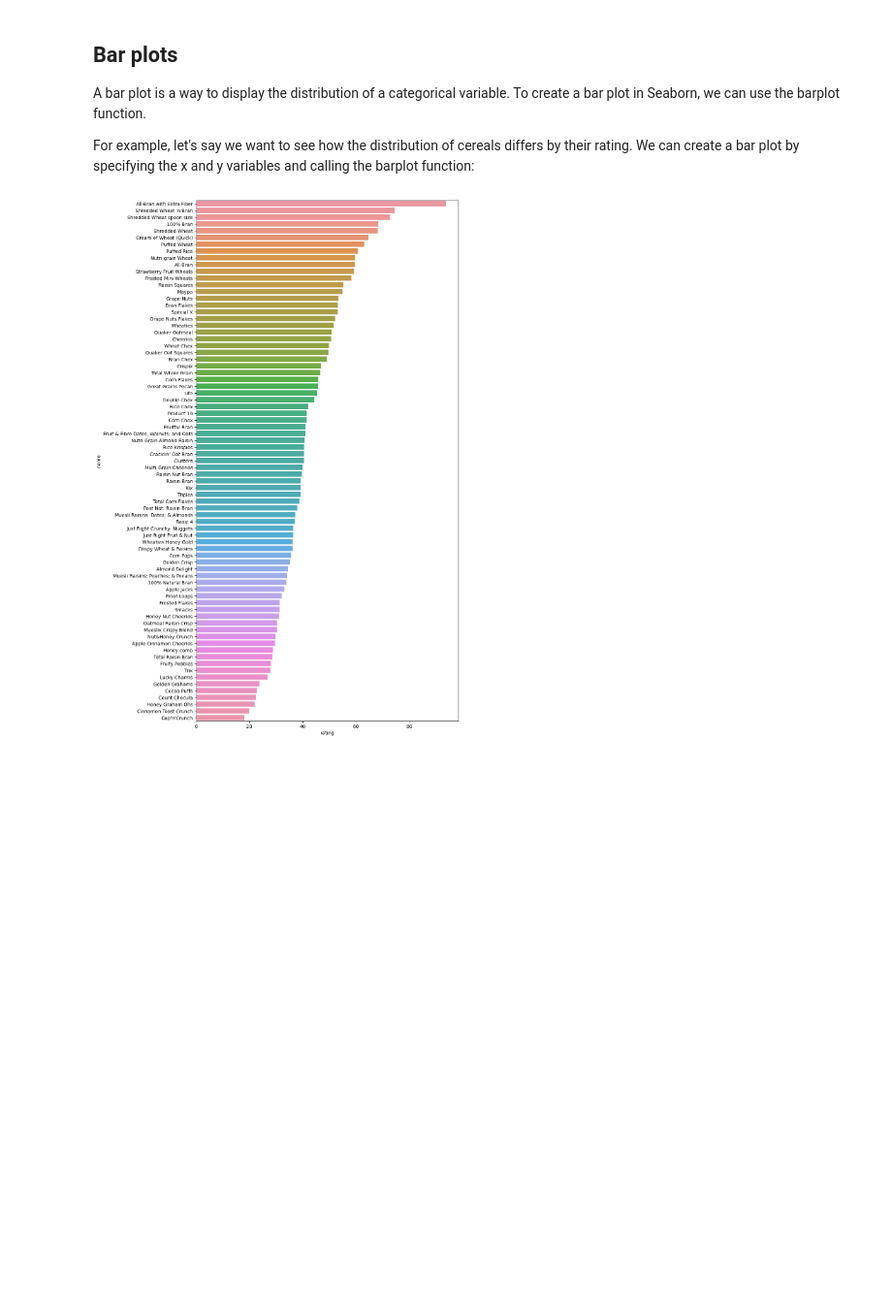
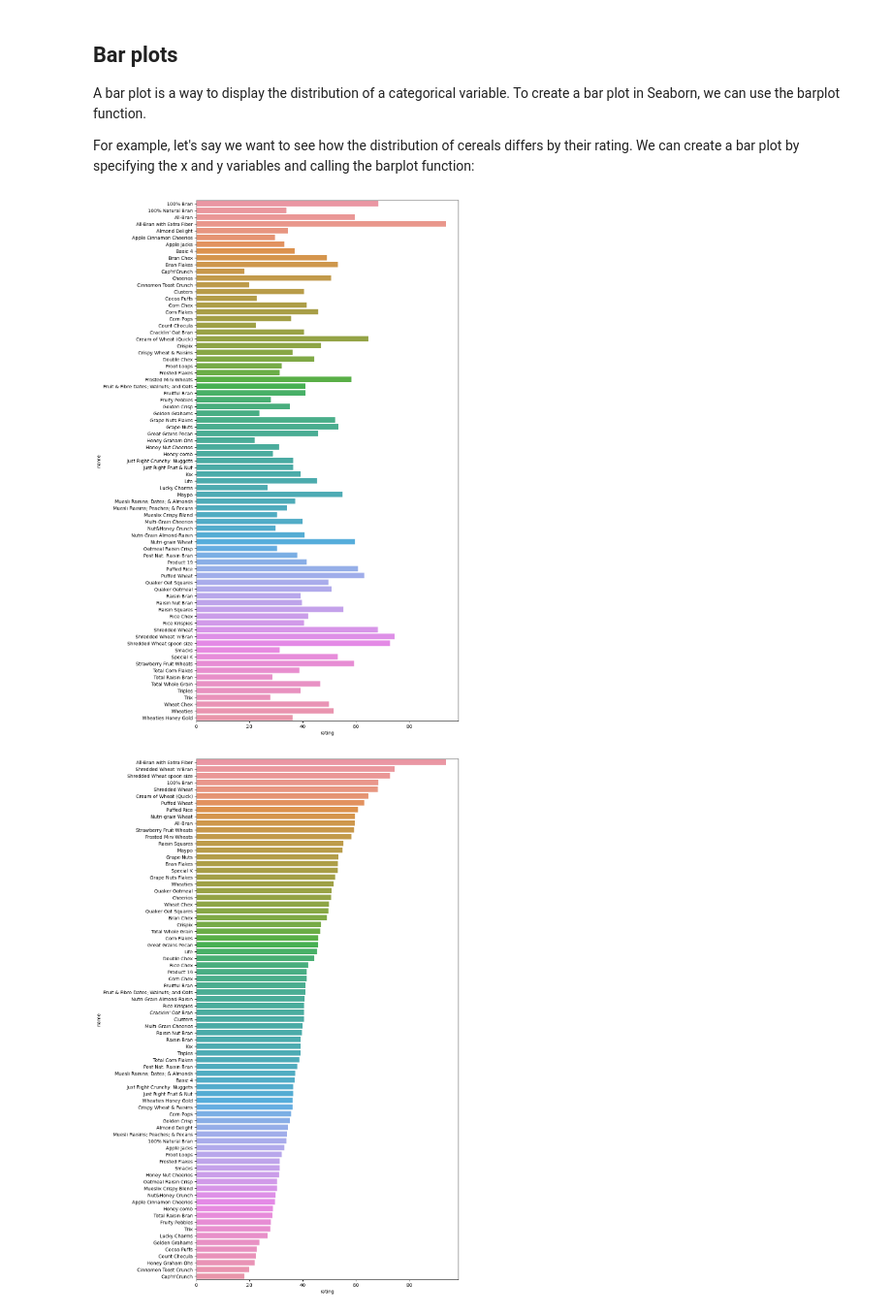
Before and after one commit to cbtn-data-science-ml/programming-for-data-science, a Jupyter notebook: notebooks/17_visualizing_seaborn/FINISH/004_seaborn.ipynb, the cells around one changed output. Shown: that part at 97% size. Saved outputs shown, nothing was run; the diff lists cells and outputs as text; code cells hidden in the pictures; blank space fills up the shorter version.

```diff
--- a/notebooks/17_visualizing_seaborn/FINISH/004_seaborn.ipynb
+++ b/notebooks/17_visualizing_seaborn/FINISH/004_seaborn.ipynb
@@ -30,6 +30,14 @@ df
 A bar plot is a way to display the distribution of a categorical variable. To create a bar plot in Seaborn, we can use the barplot function.
 
 For example, let's say we want to see how the distribution of cereals differs by their rating. We can create a bar plot by specifying the x and y variables and calling the barplot function:
+# %%
+# Create the barplot
+ax = sns.barplot(x="rating", y="name", data=df)
+
+# Set the figure size
+ax.figure.set_size_inches(10, 20)
+# %% [output]
+[figure, added]
 # %%
 # Sort the DataFrame in descending order by the rating column
 df_sorted = df.sort_values(by="rating", ascending=False)
```
Also changed, not shown: parts of 2 cells of this notebook, 1 other file.
